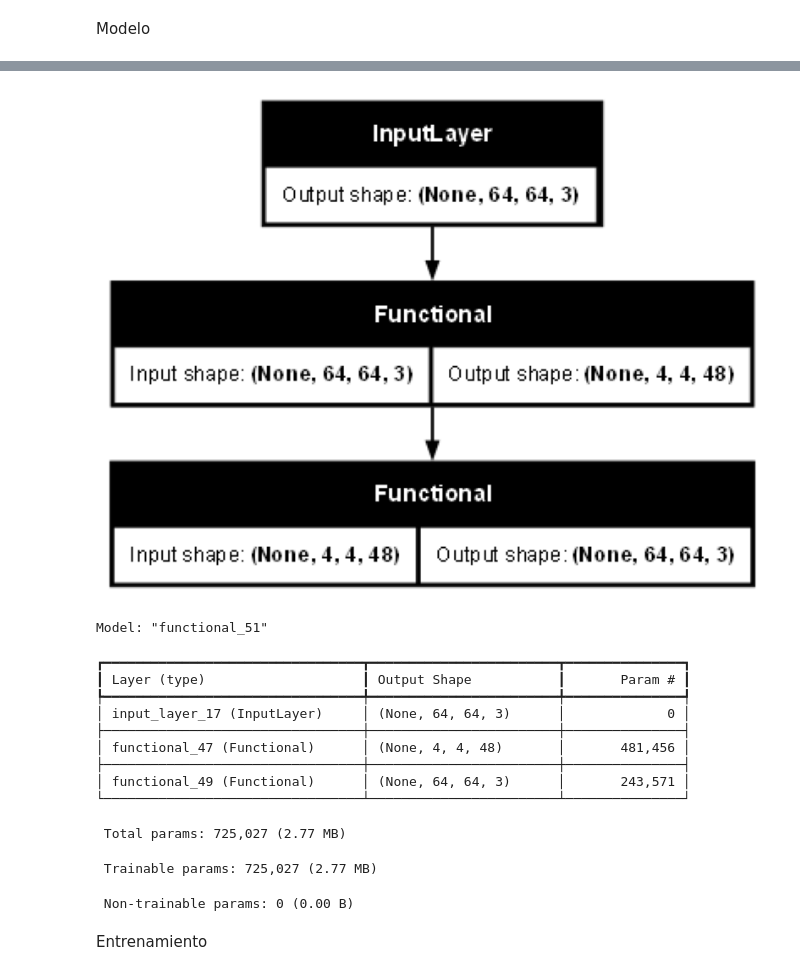
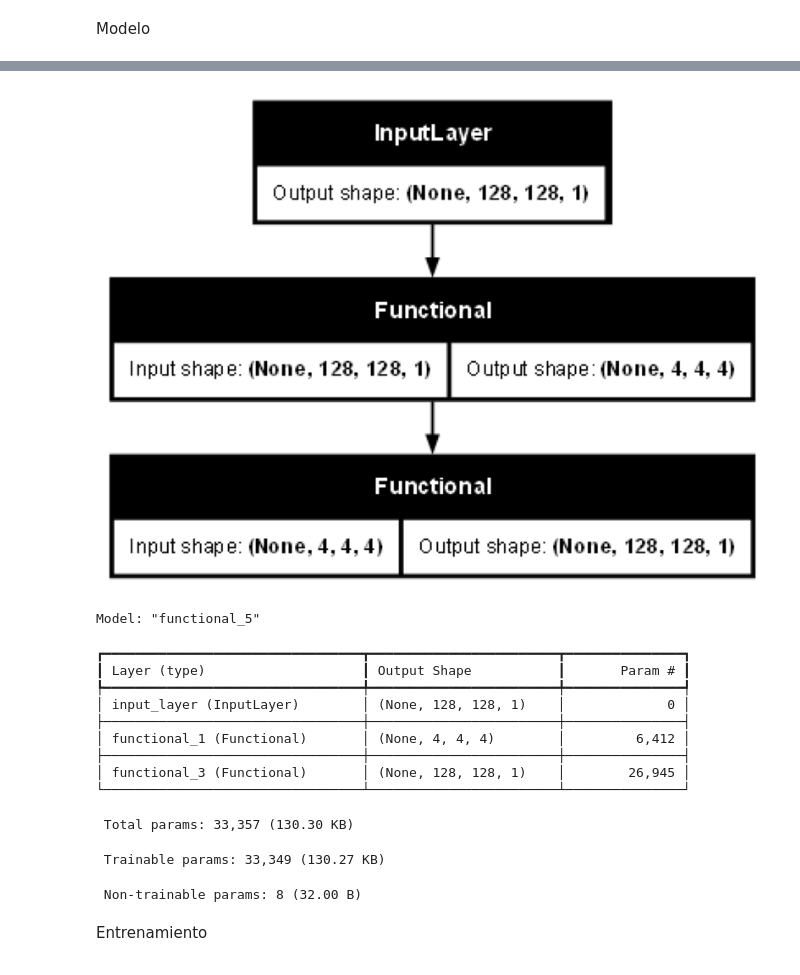
Before and after one commit to AlvaroMonteroB/Deep_Learning, a Jupyter notebook: Temas Selectos/P2/AUTOENCODER/Image_autoencoder/main.ipynb, the cells around one changed output, grey strips where cells are left out. Drawn from its saved outputs; the diff is of its cells as text; code cells hidden in the pictures.

```diff
--- a/Temas Selectos/P2/AUTOENCODER/Image_autoencoder/main.ipynb
+++ b/Temas Selectos/P2/AUTOENCODER/Image_autoencoder/main.ipynb
@@ -155,20 +159,24 @@ Your kernel may have been built without NUMA support.
 Modelo
 # %%
 #Encoder
-input_layer=tf.keras.layers.Input((28,28,3))
 
-X=tf.keras.layers.Conv2D(filters=64,kernel_size=(3,3),activation='relu',padding='same',strides=2)(input_layer)
+input_layer=tf.keras.layers.Input((128,128,1))
+
+X=tf.keras.layers.Conv2D(filters=32,kernel_size=(3,3),activation='relu',padding='same',strides=6)(input_layer)
 #X=tf.keras.layers.MaxPool2D(pool_size=(2,2),padding='same')(X)
-X=tf.keras.layers.Conv2D(filters=128,kernel_size=(3,3),activation='relu',padding='same',strides=2)(X)
+X=tf.keras.layers.Conv2D(filters=16,kernel_size=(3,3),activation='relu',padding='same',strides=3)(X)
+
 #X=tf.keras.layers.MaxPool2D(pool_size=(2,2),padding='same')(X)
-X=tf.keras.layers.Conv2D(filters=256,kernel_size=(3,3),activation='relu',padding='same',strides=2)(X)
+X=tf.keras.layers.Conv2D(filters=8,kernel_size=(3,3),activation='relu',padding='same',strides=2)(X)
+
 #X=tf.keras.layers.MaxPool2D(pool_size=(2,2),padding='same')(X)
-X=tf.keras.layers.Conv2D(filters=48,kernel_size=(3,3),activation='relu',padding='same',strides=2)(X)
+X=tf.keras.layers.Conv2D(filters=4,kernel_size=(3,3),activation='relu',padding='same')(X)
+X=tf.keras.layers.BatchNormalization()(X)
 
 encoder=tf.keras.Model(inputs=input_layer, outputs=X)
 
 tf.keras.utils.plot_model(encoder,to_file='encoder.png', show_shapes=True, dpi=64,show_dtype=False)
-Latent_size=(16,16,48)
+#Latent_size=(16,16,48)
 img = mpimg.imread('/mnt/d/Repositorios/Deep_Learning/Temas Selectos/P2/AUTOENCODER/Image_autoencoder/encoder.png')
 plt.figure(figsize=(10, 10))
 imgplot = plt.imshow(img)
@@ -179,20 +187,31 @@ ValueError: Input 0 of layer "conv2d" is incompatible with the layer: expected m
 # %%
 #Quitar input layer
 
+
 input_layer2=tf.keras.layers.Input(shape=encoder.output_shape[1:])
-Y=tf.keras.layers.Conv2DTranspose(48,kernel_size=3,activation='relu',padding='same',strides=2)(input_layer2)
-Y=tf.keras.layers.Conv2DTranspose(256,kernel_size=(3,3),activation='relu',padding='same',strides=2)(Y)
-y=tf.keras.layers.Dropout(.25)(Y)
-Y=tf.keras.layers.Conv2DTranspose(48,kernel_size=3,activation='relu',padding='same',strides=2)(Y)
-#Y=tf.keras.layers.Conv2DTranspose(64,(3,3),activation='relu',padding='same',strides=2)(Y)
-Y=tf.keras.layers.Conv2DTranspose(3,(3,3),activation='sigmoid',padding='same',strides=2)(Y)
+Y=tf.keras.layers.Conv2DTranspose(64,kernel_size=(3,3),activation='relu',padding='same',strides=4)(input_layer2)
+Y=tf.keras.layers.Conv2DTranspose(32,kernel_size=(3,3),activation='relu',padding='same',strides=2)(Y)
+
+Y=tf.keras.layers.Conv2D(16,kernel_size=(3,3),activation='relu',padding='same')(Y)
+
+Y=tf.keras.layers.Conv2DTranspose(8,kernel_size=(3,3),activation='relu',padding='same',strides=2)(Y)
+
+Y=tf.keras.layers.Conv2DTranspose(4,(3,3),activation='relu',padding='same')(Y)
+Y=tf.keras.layers.Conv2DTranspose(1,(3,3),activation='sigmoid',padding='same',strides=2)(Y)
+decoder=tf.keras.Model(inputs=input_layer2,outputs=Y)
 
 
 
+
+"""
+input_layer2=tf.keras.layers.Input(shape=encoder.output_shape[1:])
+Y=tf.keras.layers.Flatten()(input_layer2)
+Y=tf.keras.layers.Dense(64*64,activation='sigmoid')(Y)
+Y=tf.keras.layers.Reshape((64,64))(Y)
 decoder=tf.keras.Model(inputs=input_layer2,outputs=Y)
-
+"""
 tf.keras.utils.plot_model(decoder,to_file='decoder.png', show_shapes=True, dpi=64,show_dtype=False)
-Latent_size=(16,16,48)
+Latent_size=(2,2,48)
 img = mpimg.imread('/mnt/d/Repositorios/Deep_Learning/Temas Selectos/P2/AUTOENCODER/Image_autoencoder/decoder.png')
 plt.figure(figsize=(10, 10))
 imgplot = plt.imshow(img)
@@ -203,29 +222,29 @@ ValueError: Only input tensors may be passed as positional arguments. The follow
 # %%
 encoded=encoder(input_layer)
 decoded=decoder(encoded)
 autoencoder=tf.keras.models.Model(input_layer,decoded)
 tf.keras.utils.plot_model(autoencoder,to_file='autoencoder.png', show_shapes=True, dpi=64,show_dtype=False)
-Latent_size=(16,16,48)
+#Latent_size=(16,16,48)
 img = mpimg.imread('/mnt/d/Repositorios/Deep_Learning/Temas Selectos/P2/AUTOENCODER/Image_autoencoder/autoencoder.png')
 plt.figure(figsize=(10, 10))
 imgplot = plt.imshow(img)
 plt.axis('off')
 plt.show()
 # %% [output]
-[figure, old version]
+[figure, new version]
 # %%
 autoencoder.summary()
 # %% [output]
-Model: "functional_51"
+Model: "functional_5"
 ┏━━━━━━━━━━━━━━━━━━━━━━━━━━━━━━━━━┳━━━━━━━━━━━━━━━━━━━━━━━━┳━━━━━━━━━━━━━━━┓
 ┃ Layer (type)                    ┃ Output Shape           ┃       Param # ┃
 ┡━━━━━━━━━━━━━━━━━━━━━━━━━━━━━━━━━╇━━━━━━━━━━━━━━━━━━━━━━━━╇━━━━━━━━━━━━━━━┩
-│ input_layer_17 (InputLayer)     │ (None, 64, 64, 3)      │             0 │
+│ input_layer (InputLayer)        │ (None, 128, 128, 1)    │             0 │
 ├─────────────────────────────────┼────────────────────────┼───────────────┤
-│ functional_47 (Functional)      │ (None, 4, 4, 48)       │       481,456 │
+│ functional_1 (Functional)       │ (None, 4, 4, 4)        │         6,412 │
 ├─────────────────────────────────┼────────────────────────┼───────────────┤
-│ functional_49 (Functional)      │ (None, 64, 64, 3)      │       243,571 │
+│ functional_3 (Functional)       │ (None, 128, 128, 1)    │        26,945 │
 └─────────────────────────────────┴────────────────────────┴───────────────┘
- Total params: 725,027 (2.77 MB)
+ Total params: 33,357 (130.30 KB)
- Trainable params: 725,027 (2.77 MB)
+ Trainable params: 33,349 (130.27 KB)
- Non-trainable params: 0 (0.00 B)
+ Non-trainable params: 8 (32.00 B)
```
Also changed, not shown: parts of 17 cells of this notebook.
